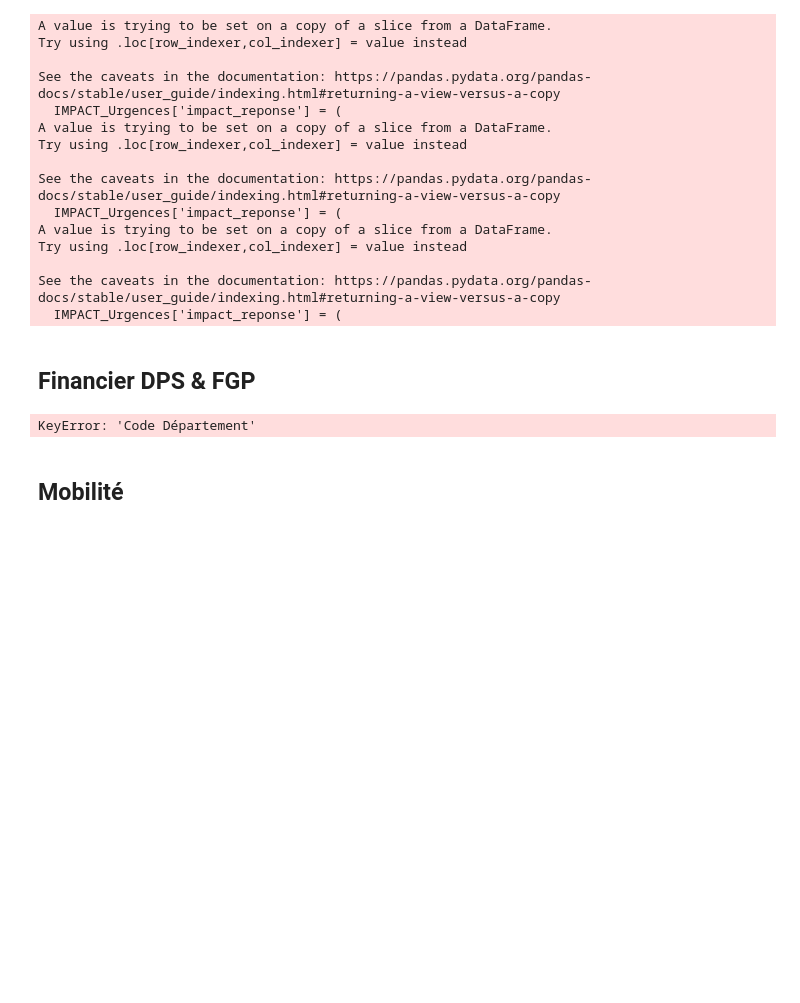
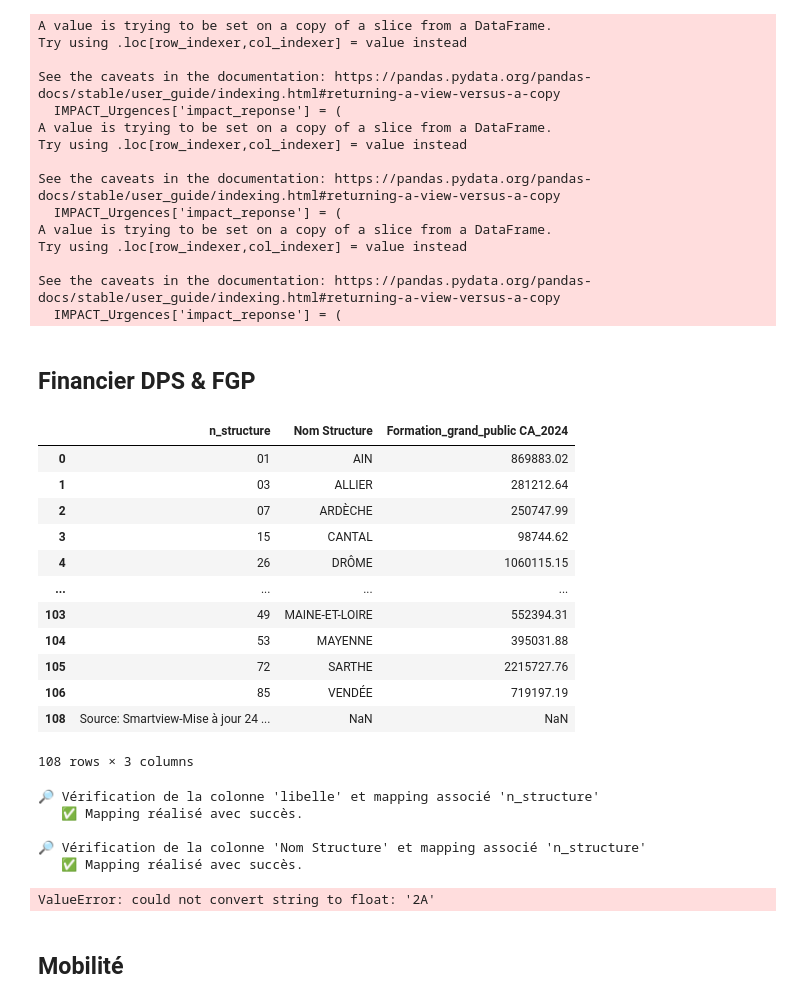
Before and after one commit to Croix-rouge-test/Code-PAT, a Jupyter notebook: Code_CSA.ipynb, the cells around one changed output. Cells and saved outputs as stored; diff of their text form; code cells hidden in the pictures; blank space fills up the shorter version.

Commit message:
Mise en place fusion pour all_data

```diff
--- a/Code_CSA.ipynb
+++ b/Code_CSA.ipynb
@@ -478,13 +474,34 @@ See the caveats in the documentation: https://pandas.pydata.org/pandas-docs/stab
   IMPACT_Urgences['impact_reponse'] = (
 # %% [markdown]
 ## Financier DPS & FGP
+# %%
+df_financier_FGP
+# %% [output]
+|  | n_structure | Nom Structure | Formation_grand_public CA_2024 |
+| 0 | 01 | AIN | 869883.02 |
+| 1 | 03 | ALLIER | 281212.64 |
+| 2 | 07 | ARDÈCHE | 250747.99 |
+| 3 | 15 | CANTAL | 98744.62 |
+| 4 | 26 | DRÔME | 1060115.15 |
+| ... | ... | ... | ... |
+| 103 | 49 | MAINE-ET-LOIRE | 552394.31 |
+| 104 | 53 | MAYENNE | 395031.88 |
+| 105 | 72 | SARTHE | 2215727.76 |
+| 106 | 85 | VENDÉE | 719197.19 |
+| 108 | Source: Smartview-Mise à jour 24 ... | NaN | NaN |
+108 rows × 3 columns
 # %%
 df_Secours_ProduitsDPS = indicateur_financier_DPS(financier_DPS, df_ref_structure)
-financier_DPS_DT = indicateur_financier_DPS_DT(df_Secours_ProduitsDPS, rattachement_court)
-financier_FGP = indicateur_financier_FGP(financier_FGP, df_ref_structure)
-financier_FGP_DT = indicateur_financier_FGP_DT(financier_FGP, rattachement_court)
+df_financier_DPS_DT = financier_DPS_DT(df_Secours_ProduitsDPS, rattachement_court)
+df_financier_FGP = indicateur_financier_FGP(df_financier_FGP, df_ref_structure)
+df_inancier_FGP_DT = financier_FGP_DT(df_financier_FGP, rattachement_court)
 # %% [output]
-KeyError: 'Code Département'
+🔎 Vérification de la colonne 'libelle' et mapping associé 'n_structure'
+   ✅ Mapping réalisé avec succès.
+
+🔎 Vérification de la colonne 'Nom Structure' et mapping associé 'n_structure'
+   ✅ Mapping réalisé avec succès.
+ValueError: could not convert string to float: '2A'
 # %% [markdown]
 ## Mobilité
 # %% [markdown]
```
Also changed, not shown: parts of 12 cells of this notebook.
